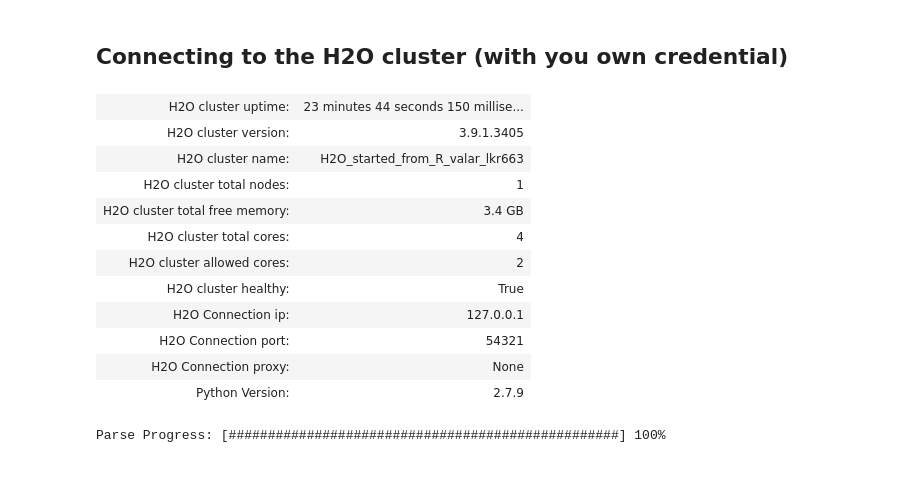
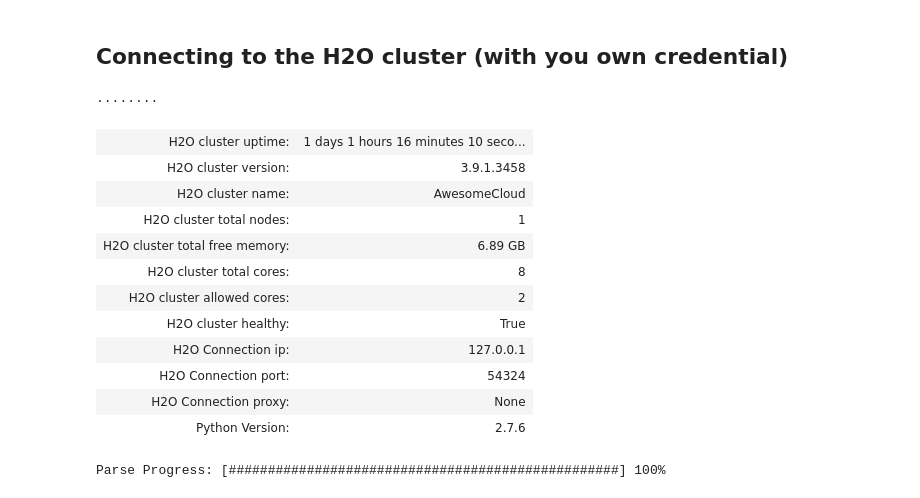
Before and after one commit to a-ghorbani/h2o_examples, a Jupyter notebook: examples/notebooks/H2O - Improve the existing model.ipynb, the cells around one changed output. Saved outputs shown, nothing was run; the diff lists cells and outputs as text; code cells hidden in the pictures.

```diff
--- a/examples/notebooks/H2O - Improve the existing model.ipynb
+++ b/examples/notebooks/H2O - Improve the existing model.ipynb
@@ -28,23 +29,25 @@ from ggplot import *
 import seaborn as sns
 # %% [markdown]
 ## Connecting to the H2O cluster (with you own credential)
-# %%
-h2o.init(port = 54321,
-         username = "user2",
-         password = "pass2")
-# %% [output]
-| H2O cluster uptime: | 23 minutes 44 seconds 150 millise... |
-| H2O cluster version: | 3.9.1.3405 |
-| H2O cluster name: | H2O_started_from_R_valar_lkr663 |
-| H2O cluster total nodes: | 1 |
-| H2O cluster total free memory: | 3.4 GB |
-| H2O cluster total cores: | 4 |
-| H2O cluster allowed cores: | 2 |
-| H2O cluster healthy: | True |
-| H2O Connection ip: | 127.0.0.1 |
-| H2O Connection port: | 54321 |
-| H2O Connection proxy: | None |
-| Python Version: | 2.7.9 |
+# %%
+
+h2o.init(port = 54324,
+         username = "aghorbani",
+         password = getpass.getpass())
+# %% [output]
+········
+| H2O cluster uptime: | 1 days 1 hours 16 minutes 10 seco... |
+| H2O cluster version: | 3.9.1.3458 |
+| H2O cluster name: | AwesomeCloud |
+| H2O cluster total nodes: | 1 |
+| H2O cluster total free memory: | 6.89 GB |
+| H2O cluster total cores: | 8 |
+| H2O cluster allowed cores: | 2 |
+| H2O cluster healthy: | True |
+| H2O Connection ip: | 127.0.0.1 |
+| H2O Connection port: | 54324 |
+| H2O Connection proxy: | None |
+| Python Version: | 2.7.6 |
 # %%
 dl = h2o.get_model("yooHoo_my_awesome_dl")
 # %%
```
Also changed, not shown: parts of 4 cells of this notebook, 1 other file.
